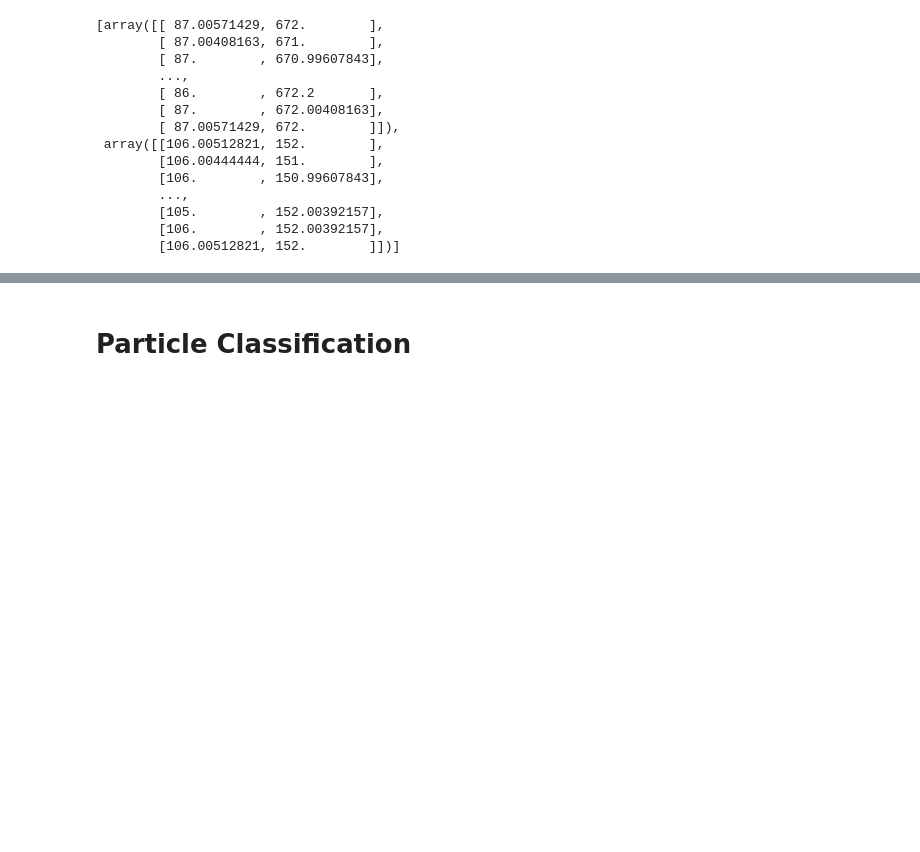
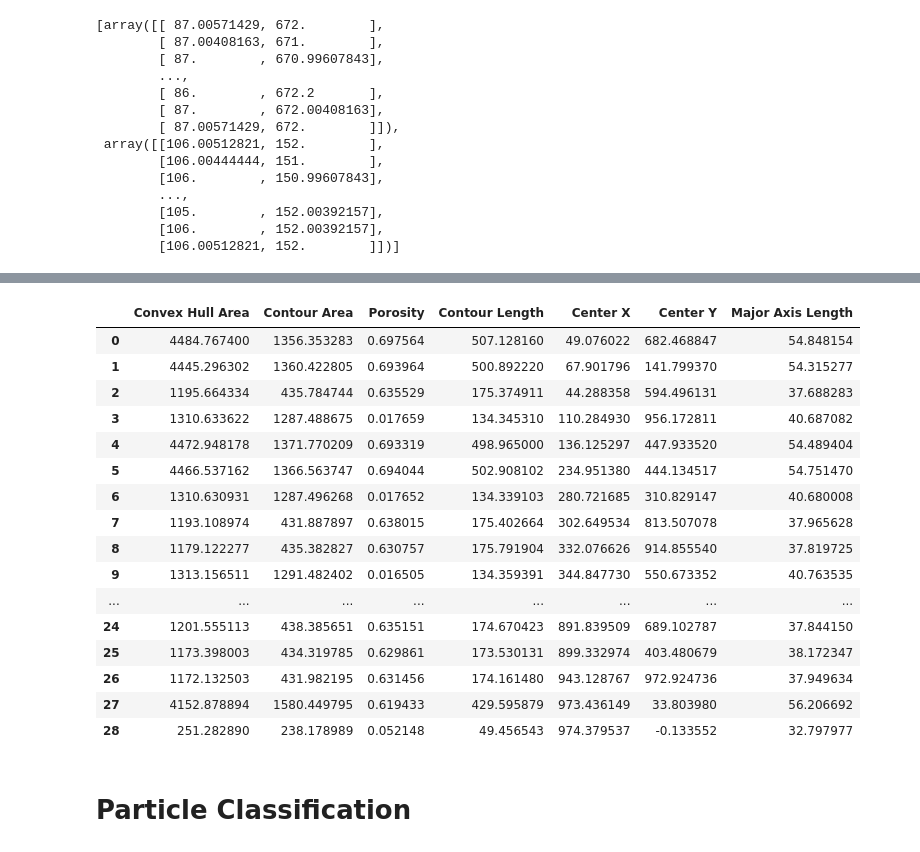
Before and after one commit to ReturnMarc/advanced-computer-vision-ss2024_Gabler_Marc, a Jupyter notebook: Exercise_04/source_code/Feature_extraction.ipynb, the cells around one changed output, grey strips where cells are left out. Cells and saved outputs as stored; diff of their text form; code cells hidden in the pictures; blank space fills up the shorter version.

```diff
--- a/Exercise_04/source_code/Feature_extraction.ipynb
+++ b/Exercise_04/source_code/Feature_extraction.ipynb
@@ -505,0 +490,40 @@ ellipse_params[:10]
+# %%
+def combine_features(ellipse_params, particle_metrics):
+    center_x = []
+    center_y = []
+    major_axis_length = []
+    minor_axis_length = []
+    rotation_angle = []
+
+    for element in ellipse_params:
+        center_x.append(element['center_x'])
+        center_y.append(element['center_y'])
+        major_axis_length.append(element['major_axis_length'])
+        minor_axis_length.append(element['minor_axis_length'])
+        rotation_angle.append(element['rotation_angle'])
+
+
+    df_temp = pd.DataFrame({'Center X': center_x, 'Center Y': center_y, 'Major Axis Length': major_axis_length,})
+    df_new = pd.concat([particle_metrics, df_temp], axis=1)
+    return df_new
+
+features = combine_features(ellipse_params, particle_metrics)
+features
+# %% [output]
+|  | Convex Hull Area | Contour Area | Porosity | Contour Length | Center X | Center Y | Major Axis Length |
+| 0 | 4484.767400 | 1356.353283 | 0.697564 | 507.128160 | 49.076022 | 682.468847 | 54.848154 |
+| 1 | 4445.296302 | 1360.422805 | 0.693964 | 500.892220 | 67.901796 | 141.799370 | 54.315277 |
+| 2 | 1195.664334 | 435.784744 | 0.635529 | 175.374911 | 44.288358 | 594.496131 | 37.688283 |
+| 3 | 1310.633622 | 1287.488675 | 0.017659 | 134.345310 | 110.284930 | 956.172811 | 40.687082 |
+| 4 | 4472.948178 | 1371.770209 | 0.693319 | 498.965000 | 136.125297 | 447.933520 | 54.489404 |
+| 5 | 4466.537162 | 1366.563747 | 0.694044 | 502.908102 | 234.951380 | 444.134517 | 54.751470 |
+| 6 | 1310.630931 | 1287.496268 | 0.017652 | 134.339103 | 280.721685 | 310.829147 | 40.680008 |
+| 7 | 1193.108974 | 431.887897 | 0.638015 | 175.402664 | 302.649534 | 813.507078 | 37.965628 |
+| 8 | 1179.122277 | 435.382827 | 0.630757 | 175.791904 | 332.076626 | 914.855540 | 37.819725 |
+| 9 | 1313.156511 | 1291.482402 | 0.016505 | 134.359391 | 344.847730 | 550.673352 | 40.763535 |
+| ... | ... | ... | ... | ... | ... | ... | ... |
+| 24 | 1201.555113 | 438.385651 | 0.635151 | 174.670423 | 891.839509 | 689.102787 | 37.844150 |
+| 25 | 1173.398003 | 434.319785 | 0.629861 | 173.530131 | 899.332974 | 403.480679 | 38.172347 |
+| 26 | 1172.132503 | 431.982195 | 0.631456 | 174.161480 | 943.128767 | 972.924736 | 37.949634 |
+| 27 | 4152.878894 | 1580.449795 | 0.619433 | 429.595879 | 973.436149 | 33.803980 | 56.206692 |
+| 28 | 251.282890 | 238.178989 | 0.052148 | 49.456543 | 974.379537 | -0.133552 | 32.797977 |
```
Also changed, not shown: parts of 21 cells of this notebook, 3 other files.
